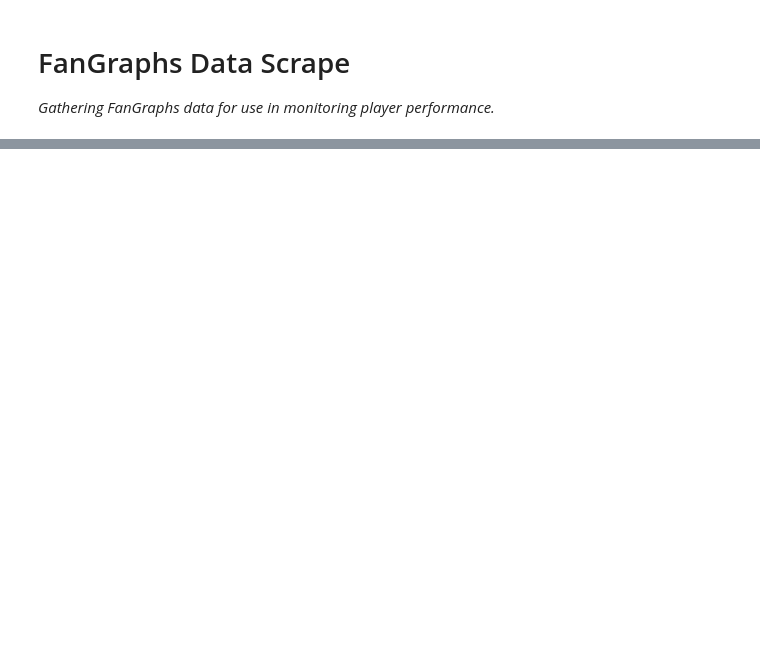
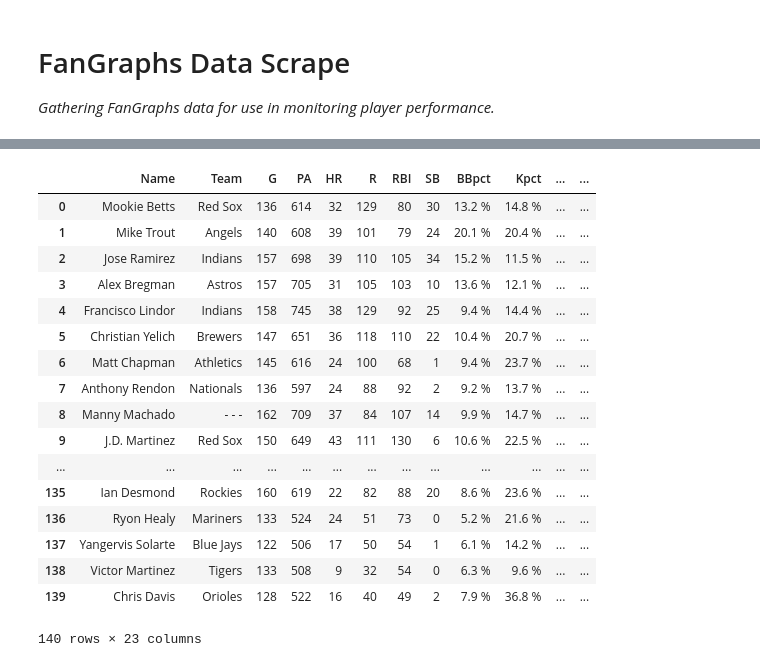
Before and after one commit to alanrkessler/fangraphs_db, a Jupyter notebook: FanGraphs Data Example.ipynb, the cells around one changed output, grey strips where cells are left out. Drawn from its saved outputs; the diff is of its cells as text; code cells hidden in the pictures; blank space fills up the shorter version.

Commit message:
Clean up code and documentation prior to 2019 season

```diff
--- a/FanGraphs Data Example.ipynb
+++ b/FanGraphs Data Example.ipynb
@@ -179,0 +19,21 @@ fgdb.close()
+# %%
+fg.clean_file()
+# %% [output]
+|  | Name | Team | G | PA | HR | R | RBI | SB | BBpct | Kpct | ... | ... |
+| 0 | Mookie Betts | Red Sox | 136 | 614 | 32 | 129 | 80 | 30 | 13.2 % | 14.8 % | ... | ... |
+| 1 | Mike Trout | Angels | 140 | 608 | 39 | 101 | 79 | 24 | 20.1 % | 20.4 % | ... | ... |
+| 2 | Jose Ramirez | Indians | 157 | 698 | 39 | 110 | 105 | 34 | 15.2 % | 11.5 % | ... | ... |
+| 3 | Alex Bregman | Astros | 157 | 705 | 31 | 105 | 103 | 10 | 13.6 % | 12.1 % | ... | ... |
+| 4 | Francisco Lindor | Indians | 158 | 745 | 38 | 129 | 92 | 25 | 9.4 % | 14.4 % | ... | ... |
+| 5 | Christian Yelich | Brewers | 147 | 651 | 36 | 118 | 110 | 22 | 10.4 % | 20.7 % | ... | ... |
+| 6 | Matt Chapman | Athletics | 145 | 616 | 24 | 100 | 68 | 1 | 9.4 % | 23.7 % | ... | ... |
+| 7 | Anthony Rendon | Nationals | 136 | 597 | 24 | 88 | 92 | 2 | 9.2 % | 13.7 % | ... | ... |
+| 8 | Manny Machado | - - - | 162 | 709 | 37 | 84 | 107 | 14 | 9.9 % | 14.7 % | ... | ... |
+| 9 | J.D. Martinez | Red Sox | 150 | 649 | 43 | 111 | 130 | 6 | 10.6 % | 22.5 % | ... | ... |
+| ... | ... | ... | ... | ... | ... | ... | ... | ... | ... | ... | ... | ... |
+| 135 | Ian Desmond | Rockies | 160 | 619 | 22 | 82 | 88 | 20 | 8.6 % | 23.6 % | ... | ... |
+| 136 | Ryon Healy | Mariners | 133 | 524 | 24 | 51 | 73 | 0 | 5.2 % | 21.6 % | ... | ... |
+| 137 | Yangervis Solarte | Blue Jays | 122 | 506 | 17 | 50 | 54 | 1 | 6.1 % | 14.2 % | ... | ... |
+| 138 | Victor Martinez | Tigers | 133 | 508 | 9 | 32 | 54 | 0 | 6.3 % | 9.6 % | ... | ... |
+| 139 | Chris Davis | Orioles | 128 | 522 | 16 | 40 | 49 | 2 | 7.9 % | 36.8 % | ... | ... |
+140 rows × 23 columns
```
Also changed, not shown: parts of 17 cells of this notebook, 2 other files.
